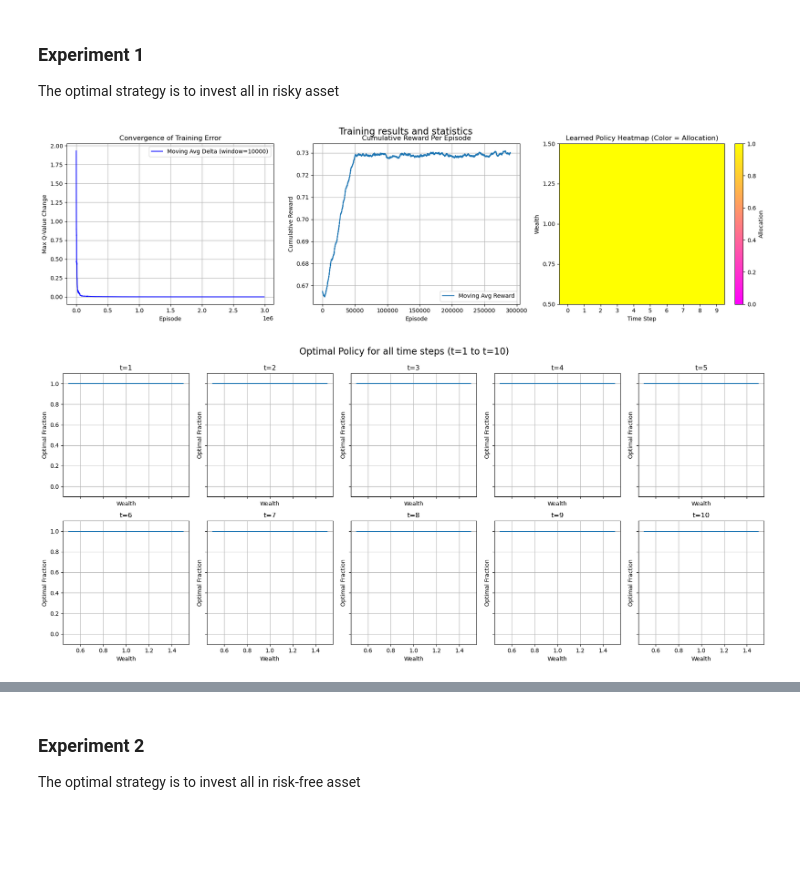
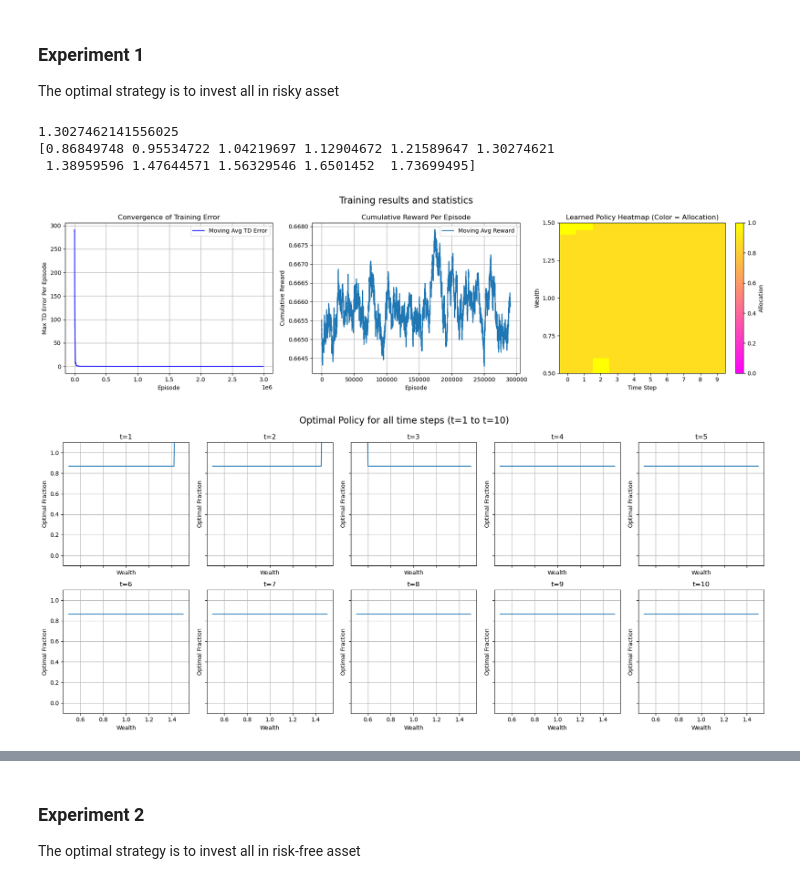
Before and after one commit to cktangae/rl-course, a Jupyter notebook: discrete_asset_allocation.ipynb, the cells around one changed output, grey strips where cells are left out. Drawn from its saved outputs; the diff is of its cells as text; code cells hidden in the pictures; blank space fills up the shorter version.

Commit message:
Adopt absolute allocations

```diff
--- a/discrete_asset_allocation.ipynb
+++ b/discrete_asset_allocation.ipynb
@@ -69,7 +69,17 @@ class DiscreteAssetAllocationEnv:
 
         # Define the action spaces
         self._action_space = np.arange(action_count)
-        self._action_to_allocations = np.linspace(0, 1, action_count)
+        self._base_alloc = self._calculate_base_alloc(p=self.risky_up_prob, u=self.risky_up_rate, d=self.risky_down_rate, r=self.risk_free_rate, a=self.risk_aversion)
+        self._action_to_allocations = np.linspace(2 / 3 * self._base_alloc, 4 / 3 * self._base_alloc, action_count)
+
+        print(self._base_alloc)
+        print(self._action_to_allocations)
+
+    def _calculate_base_alloc(self, p, u, d, r, a):
+        return np.log((1 - p) * (r - d) / (p * (u - r))) / (a * (d - u))
+
+    def analytical_optimal_allocation(self, t):
+        return np.power(1 + self.risk_free_rate, self.max_steps-t-1) * self._base_alloc
 
     def _state(self):
         """Return the current state of the environment."""
@@ -130,7 +140,7 @@ class DiscreteAssetAllocationEnv:
         allocation = self.allocation(action)
         is_last_step = self._t == self.max_steps - 1
         risky_asset_return = self.risky_up_rate if np.random.rand() < self.risky_up_prob else self.risky_down_rate
-        next_wealth = self._wealth * (allocation * (1 + risky_asset_return) + (1 - allocation) * (1 + self.risk_free_rate))
+        next_wealth = (allocation * (1 + risky_asset_return) + (self._wealth - allocation) * (1 + self.risk_free_rate))
         reward = self._utility(next_wealth) if is_last_step else 0
 
         self._t = self._t + 1
@@ -192,7 +202,7 @@ class QFunction(ABC):
 class LinearQFunction(QFunction):
     """Linear function approximation for Q-values using feature vectors."""
 
-    def __init__(self, max_steps, feature_dim=5):
+    def __init__(self, max_steps, feature_dim=4):
         """
         Initialize linear Q-function.
 
@@ -212,7 +222,7 @@ class LinearQFunction(QFunction):
         """
         wealth = state.wealth
         allocation = env.allocation(action)
-        return np.array([1.0, wealth, wealth**2, allocation, wealth * allocation])
+        return np.array([1.0, wealth, allocation, wealth * allocation])
 
     def phi_all_actions(self, env, state):  # For vectorized get_values
         wealth = state.wealth
@@ -222,7 +232,7 @@ class LinearQFunction(QFunction):
         return np.vstack([
             np.ones(action_count),
             np.full(action_count, wealth),
-            np.full(action_count, wealth**2),
+            #np.full(action_count, wealth**2),
             allocations,
             wealth * allocations
         ]).T
@@ -569,9 +579,9 @@ def visualize_training_result(env, agent):
     # 1. Q-Value Convergence Plot (First Column)
     ax1 = fig.add_subplot(1, 3, 1)  # First subplot in row
     ax1.plot(np.convolve(np.abs(agent.training_error), np.ones(10000)/10000, mode='valid'),
-             label='Moving Avg Delta', color="blue")
+             label='Moving Avg TD Error', color="blue")
     ax1.set_xlabel("Episode")
-    ax1.set_ylabel("Max Q-Value Change")
+    ax1.set_ylabel("Max TD Error Per Episode")
     ax1.set_title("Convergence of Training Error")
     ax1.grid(True)
     ax1.legend()
@@ -614,7 +624,7 @@ def visualize_training_result(env, agent):
 
     # Adjust layout to prevent overlap
     plt.tight_layout()
-    plt.subplots_adjust(top=0.9)
+    plt.subplots_adjust(top=0.85)
     plt.show()
 
     # Optimal policy for all time steps
@@ -650,25 +659,28 @@ The optimal strategy is to invest all in risky asset
 # %%
 num_episodes = 300000
 env = DiscreteAssetAllocationEnv(
     max_steps=10,
-    risk_free_rate=0.005,
-    risky_up_prob=1.0,
+    risk_free_rate=0.011,
+    risky_up_prob=0.7,
     risky_up_rate=0.03,
-    risky_down_rate=0.00,
+    risky_down_rate=-0.03,
     risk_aversion=1.0,
     action_count=11
 )
 
 agent = QLearningAgent(
     env=env,
     q_function=LinearQFunction(max_steps=env.max_steps),
     get_epsilon=prepopulate(decay_func1(start=0.6, end=0.01, decay_rate=100 / num_episodes), num_episodes),
     get_learning_rate=prepopulate(decay_func2(start=0.275, decay_rate=10 / num_episodes), num_episodes),
     discount_factor=1.0
 )
 
 training(env, agent, num_episodes)
 visualize_training_result(env, agent)
 # %% [output]
+1.3027462141556025
+[0.86849748 0.95534722 1.04219697 1.12904672 1.21589647 1.30274621
+ 1.38959596 1.47644571 1.56329546 1.6501452  1.73699495]
-[figure, old version]
+[figure, new version]
-[figure, old version]
+[figure, new version]
```
Also changed, not shown: parts of 6 cells of this notebook.
